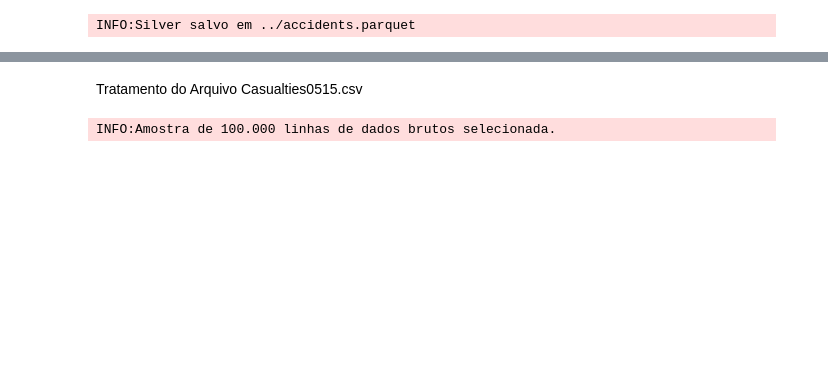
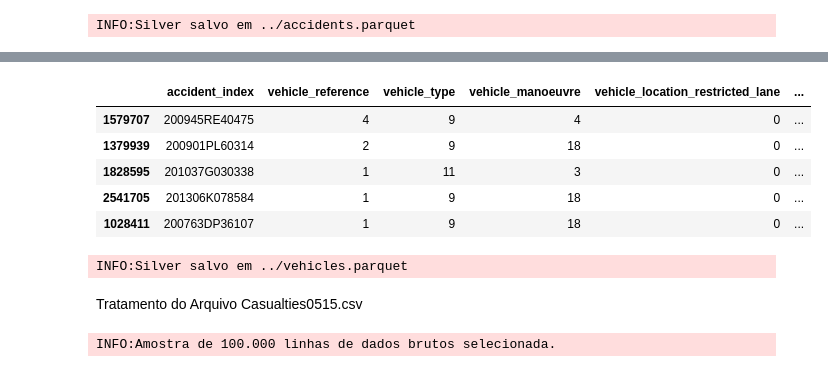
Before and after one commit to Data-Crash/dw-medallion, a Jupyter notebook: silver/etl/transform_panda.ipynb, the cells around one changed output, grey strips where cells are left out. Cells and saved outputs as stored; diff of their text form; code cells hidden in the pictures; blank space fills up the shorter version.

```diff
--- a/silver/etl/transform_panda.ipynb
+++ b/silver/etl/transform_panda.ipynb
@@ -90,3 +118,44 @@ INFO:Silver salvo em ../accidents.parquet
+# %%
+# Padronizar nomes
+df_vehicles.columns = [col.lower().replace(" ", "_").replace("-", "_") for col in df_vehicles.columns]
+
+# Garantir colunas obrigatórias
+required_cols = ["accident_index", "vehicle_reference", "vehicle_type"]
+for col in required_cols:
+    if col not in df_vehicles.columns:
+        raise ValueError(f"Coluna obrigatória ausente: {col}")
+
+# Limpeza de dados
+df_vehicles = df_vehicles.dropna()
+
+df_vehicles['was_vehicle_left_hand_drive'] = df_vehicles['was_vehicle_left_hand_drive?']
+
+# Lista de colunas a serem descartadas que não existem no DDL
+columns_to_drop = [
+    "towing_and_articulation", "junction_location", "skidding_and_overturning", "hit_object_in_carriageway","hit_object_off_carriageway",
+    "vehicle_leaving_carriageway", "journey_purpose_of_driver", "engine_capacity_(cc)",
+    "driver_imd_decile", "driver_home_area_type","was_vehicle_left_hand_drive?", "1st_point_of_impact"
+]
+
+df_vehicles = df_vehicles.drop(columns=columns_to_drop)
+
+df_silver_vehicles = df_vehicles
+
+df_silver_vehicles.head()
+# %% [output]
+|  | accident_index | vehicle_reference | vehicle_type | vehicle_manoeuvre | vehicle_location_restricted_lane | ... |
+| 1579707 | 200945RE40475 | 4 | 9 | 4 | 0 | ... |
+| 1379939 | 200901PL60314 | 2 | 9 | 18 | 0 | ... |
+| 1828595 | 201037G030338 | 1 | 11 | 3 | 0 | ... |
+| 2541705 | 201306K078584 | 1 | 9 | 18 | 0 | ... |
+| 1028411 | 200763DP36107 | 1 | 9 | 18 | 0 | ... |
+# %%
+silver_vehicles_file = "../vehicles.parquet"
+
+df_silver_vehicles.to_parquet(silver_vehicles_file, index=False)
+logging.info(f"Silver salvo em {silver_vehicles_file}")
+# %% [output]
+INFO:Silver salvo em ../vehicles.parquet
 # %% [markdown]
 Tratamento do Arquivo Casualties0515.csv
 # %%
```
Also changed, not shown: parts of 6 cells of this notebook, 1 other file.
